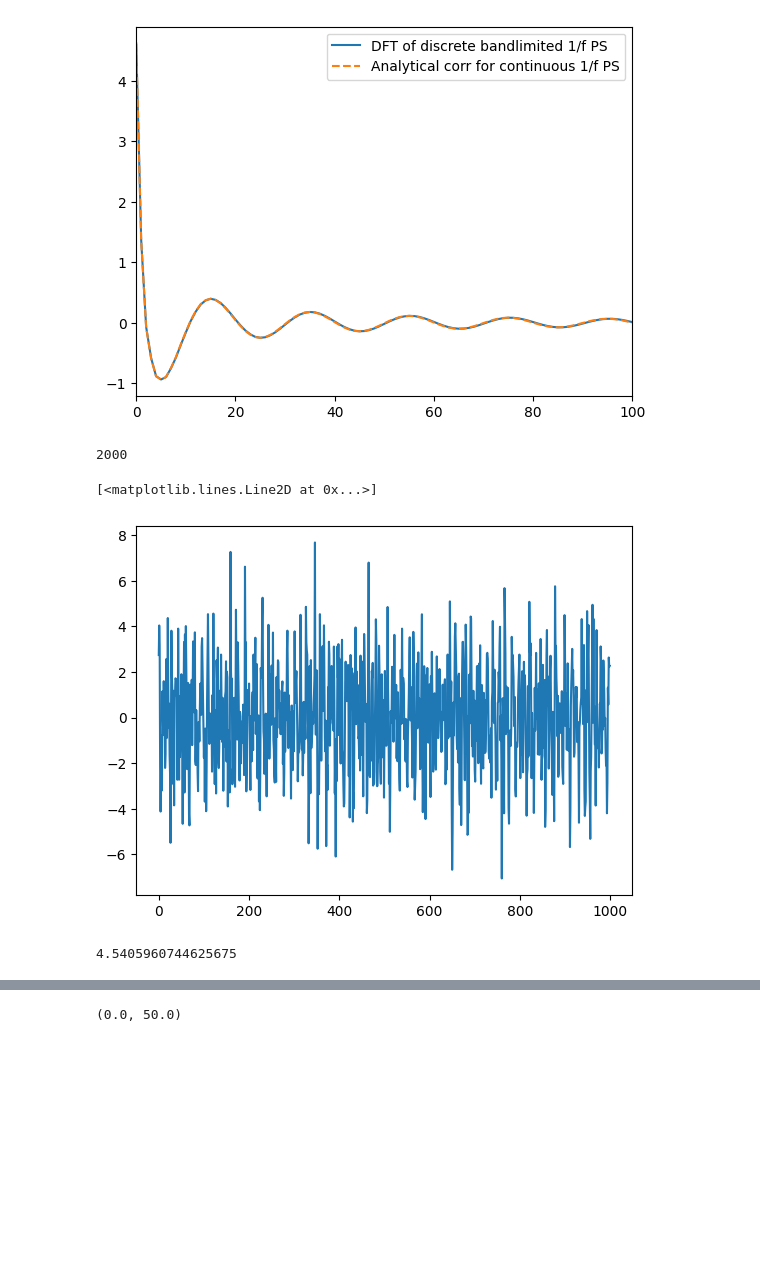
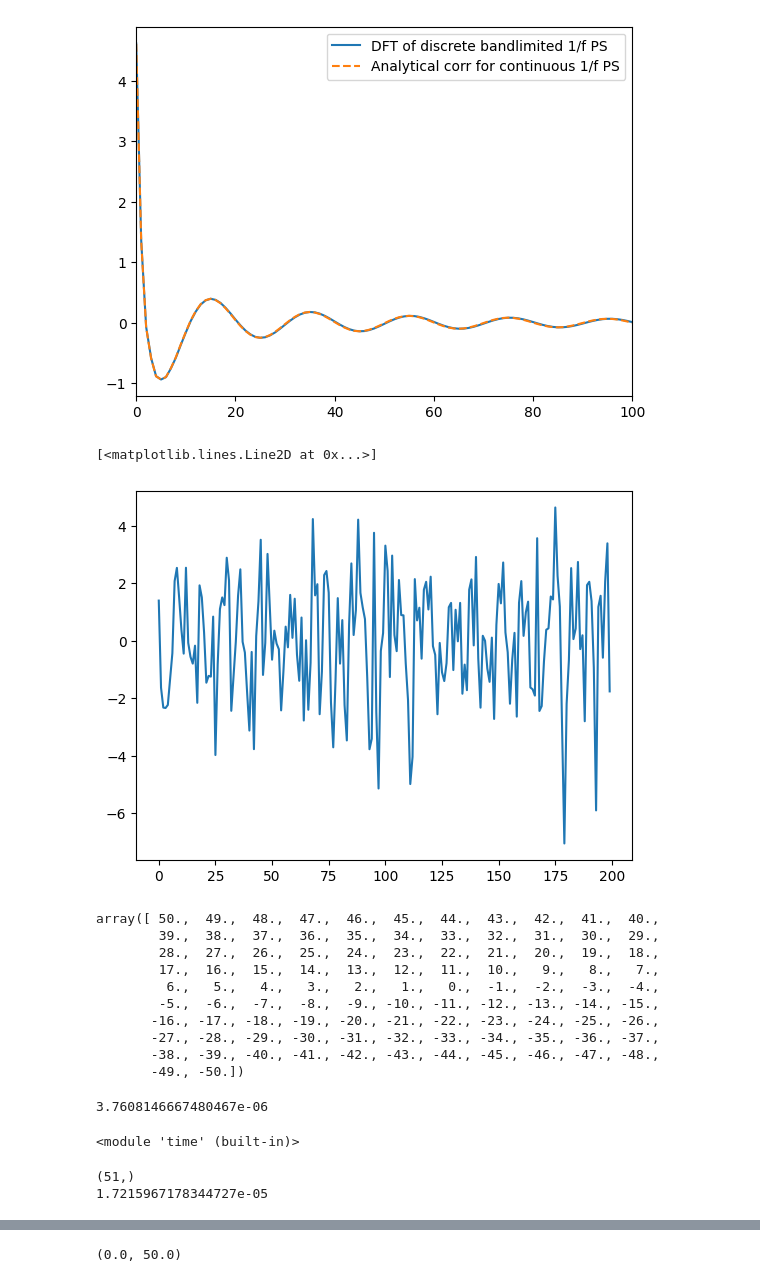
Before and after one commit to mohanagr/braindump, a Jupyter notebook: flicker noise data gen.ipynb, the cells around one changed output, grey strips where cells are left out. Cells and saved outputs as stored; diff of their text form; code cells hidden in the pictures; blank space fills up the shorter version.

```diff
--- a/flicker noise data gen.ipynb
+++ b/flicker noise data gen.ipynb
@@ -52,10 +52,6 @@ plt.xlim(0,100)
 # %% [output]
 (0.0, 100.0)
 [figure]
-# %%
-N
-# %% [output]
-2000
 # %%
 nlevels=3
 nsamps=1000
@@ -64,11 +60,7 @@ for ll in range(nlevels+1):
     noise = N*np.fft.irfft(np.sqrt(ps/2) * (np.random.randn(N//2+1) + 1j * np.random.randn(N//2+1)))
     bank.append(noise[:nsamps].copy())
 # %%
-plt.plot(bank[0])
+plt.plot(bank[0][0:200])
 # %% [output]
 [<matplotlib.lines.Line2D at 0x...>]
-[figure, old version]
+[figure, new version]
-# %%
-np.var(bank[0])
-# %% [output]
-4.5405960744625675
@@ -74,0 +77,48 @@ np.var(bank[0])
+# %%
+taus
+# %% [output]
+array([ 50.,  49.,  48.,  47.,  46.,  45.,  44.,  43.,  42.,  41.,  40.,
+        39.,  38.,  37.,  36.,  35.,  34.,  33.,  32.,  31.,  30.,  29.,
+        28.,  27.,  26.,  25.,  24.,  23.,  22.,  21.,  20.,  19.,  18.,
+        17.,  16.,  15.,  14.,  13.,  12.,  11.,  10.,   9.,   8.,   7.,
+         6.,   5.,   4.,   3.,   2.,   1.,   0.,  -1.,  -2.,  -3.,  -4.,
+        -5.,  -6.,  -7.,  -8.,  -9., -10., -11., -12., -13., -14., -15.,
+       -16., -17., -18., -19., -20., -21., -22., -23., -24., -25., -26.,
+       -27., -28., -29., -30., -31., -32., -33., -34., -35., -36., -37.,
+       -38., -39., -40., -41., -42., -43., -44., -45., -46., -47., -48.,
+       -49., -50.])
+# %%
+tot=0
+for j in range(1):
+    for i in range(len(osampled)):
+        s=center + i/10
+        pt = np.floor(s)
+#         print(s,pt,s-pt,pt-50,pt+50)
+#         osampled[i] = np.sum(np.sinc(taus+s-pt)*yy[int(pt)-bw:int(pt)+bw+1])
+        t1=time.time()
+        osampled[i] = coeff@yy[int(pt)-bw:int(pt)+bw+1]
+        t2=time.time()
+        tot+=t2-t1
+print(tot/1000)
+# %% [output]
+3.7608146667480467e-06
+# %%
+time
+# %% [output]
+<module 'time' (built-in)>
+# %%
+yft=np.fft.rfft(yy[100:200])
+osampft = np.zeros(1000//2+1,dtype='complex64')
+print(yft.shape)
+tot=0
+for i in range(1000):
+    t1=time.time()
+    osampft[:51]=yft
+    osampft[51:]=0.+0j
+    osampled2=np.fft.irfft(osampft)
+    t2=time.time()
+    tot+=t2-t1
+print(tot/1000)
+# %% [output]
+(51,)
+1.7215967178344727e-05
```
Also changed, not shown: parts of 12 cells of this notebook.
